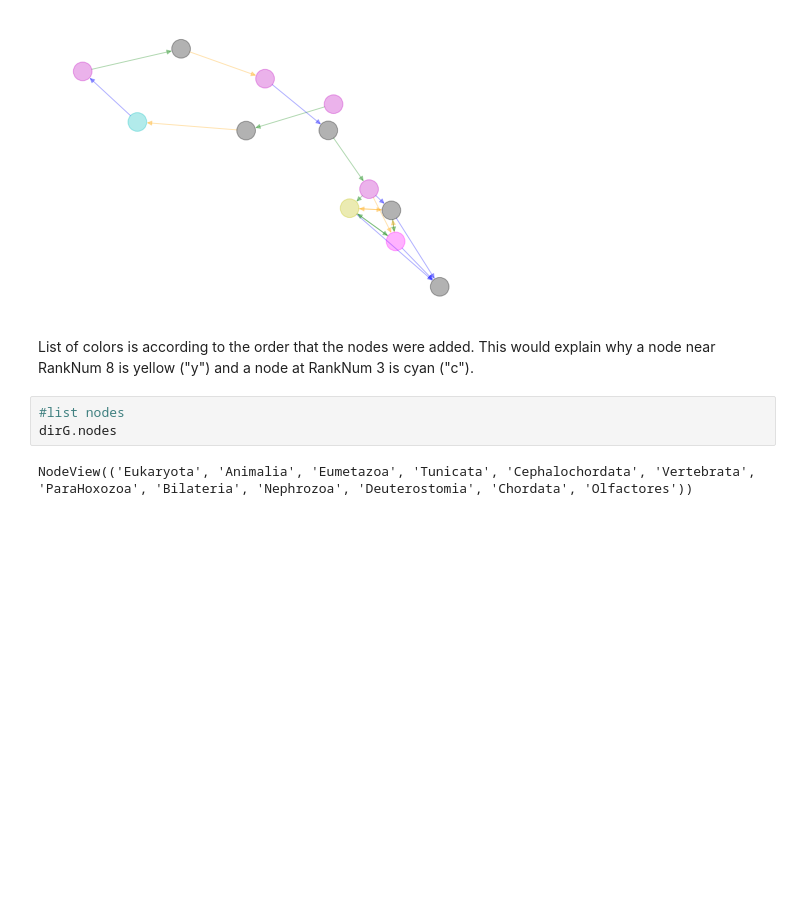
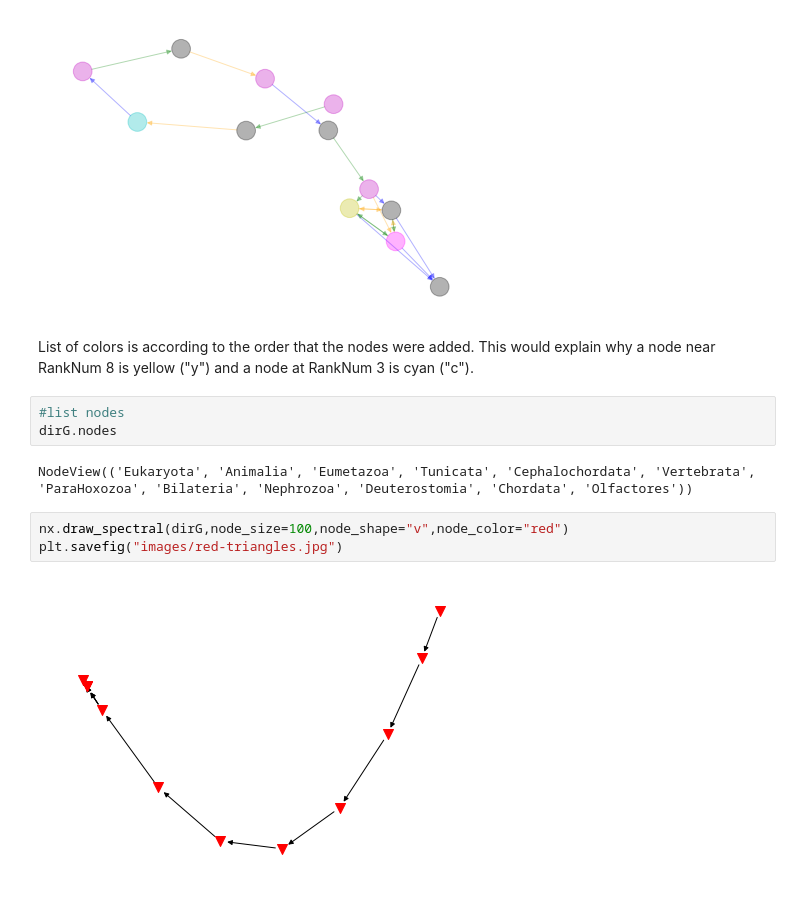
Before and after one commit to bronwencc/ML_practice, a Jupyter notebook: directed-graphs.ipynb, the cells around one changed output. Drawn from its saved outputs; the diff is of its cells as text; blank space fills up the shorter version.

Commit message:
Add graphs with node options

```diff
--- a/directed-graphs.ipynb
+++ b/directed-graphs.ipynb
@@ -171,3 +171,8 @@ List of colors is according to the order that the nodes were added. This would e
 dirG.nodes
 # %% [output]
 NodeView(('Eukaryota', 'Animalia', 'Eumetazoa', 'Tunicata', 'Cephalochordata', 'Vertebrata', 'ParaHoxozoa', 'Bilateria', 'Nephrozoa', 'Deuterostomia', 'Chordata', 'Olfactores'))
+# %%
+nx.draw_spectral(dirG,node_size=100,node_shape="v",node_color="red")
+plt.savefig("images/red-triangles.jpg")
+# %% [output]
+[figure, added]
```
Also changed, not shown: parts of 5 cells of this notebook, 2 other files.
